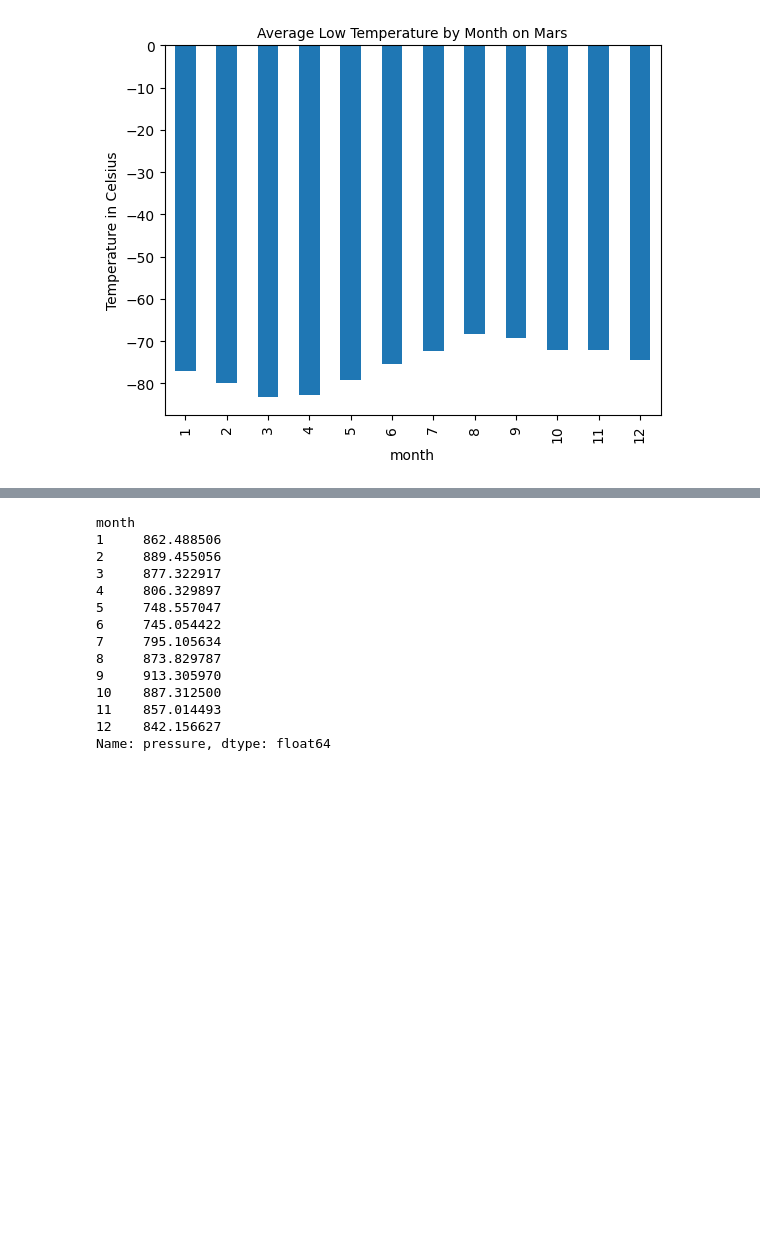
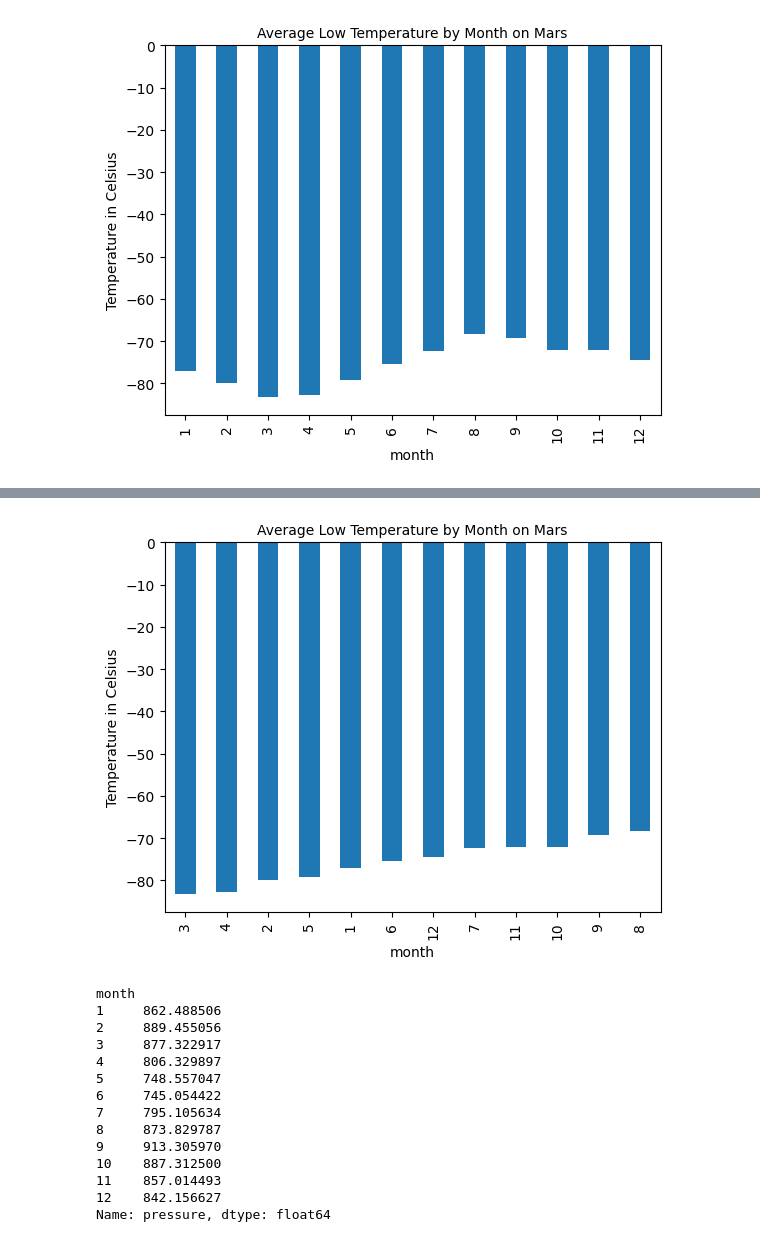
Before and after one commit to caitlin-hartley/web_scraping_challenge, a Jupyter notebook: part_2_mars_weather.ipynb, the cells around one changed output, grey strips where cells are left out. Saved outputs shown, nothing was run; the diff lists cells and outputs as text; code cells hidden in the pictures; blank space fills up the shorter version.

Commit message:
finish part 2, add output graphs and csv

```diff
--- a/part_2_mars_weather.ipynb
+++ b/part_2_mars_weather.ipynb
@@ -202,8 +202,8 @@ martian_days
 1867
 # %%
 # 3. What is the average low temperature by month?
-average_low_temp_by_month = mars_df.groupby('month')['min_temp'].mean()
-average_low_temp_by_month
+avg_low_temp_by_month = mars_df.groupby('month')['min_temp'].mean()
+avg_low_temp_by_month
 # %% [output]
 month
 1    -77.160920
@@ -234,2 +232,17 @@ plt.show()
+# %%
+# Identify the coldest and hottest months in Curiosity's location
+
+# Sort values highest to lowest
+avg_low_temp_by_month = avg_low_temp_by_month.sort_values(ascending=True)
+
+#Plot figure
+avg_low_temp_by_month.plot(kind='bar', xlabel='month', ylabel='Temperature in Celsius')
+plt.title('Average Low Temperature by Month on Mars', fontsize = 10)
+
+# Save and show
+plt.savefig("output/avg_low_temp_sorted.png")
+plt.show()
+# %% [output]
+[figure, added]
 # %%
 # 4. Average pressure by Martian month
```
Also changed, not shown: parts of 7 cells of this notebook, 4 other files.
